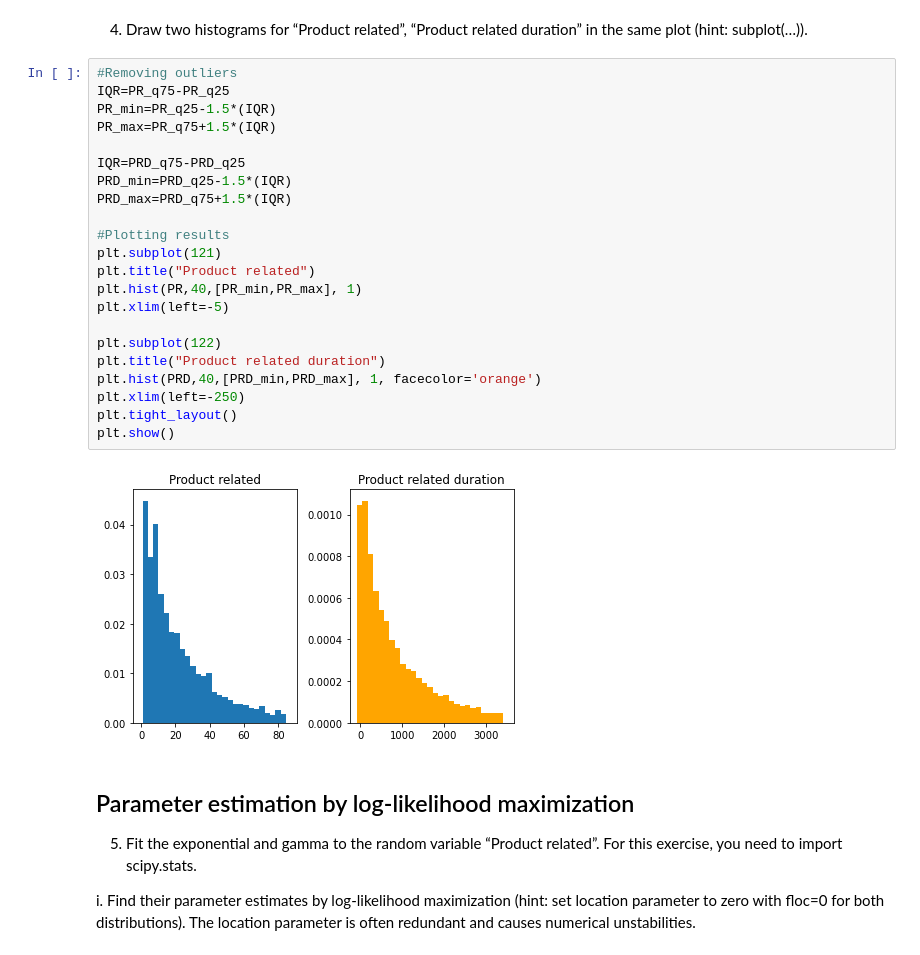
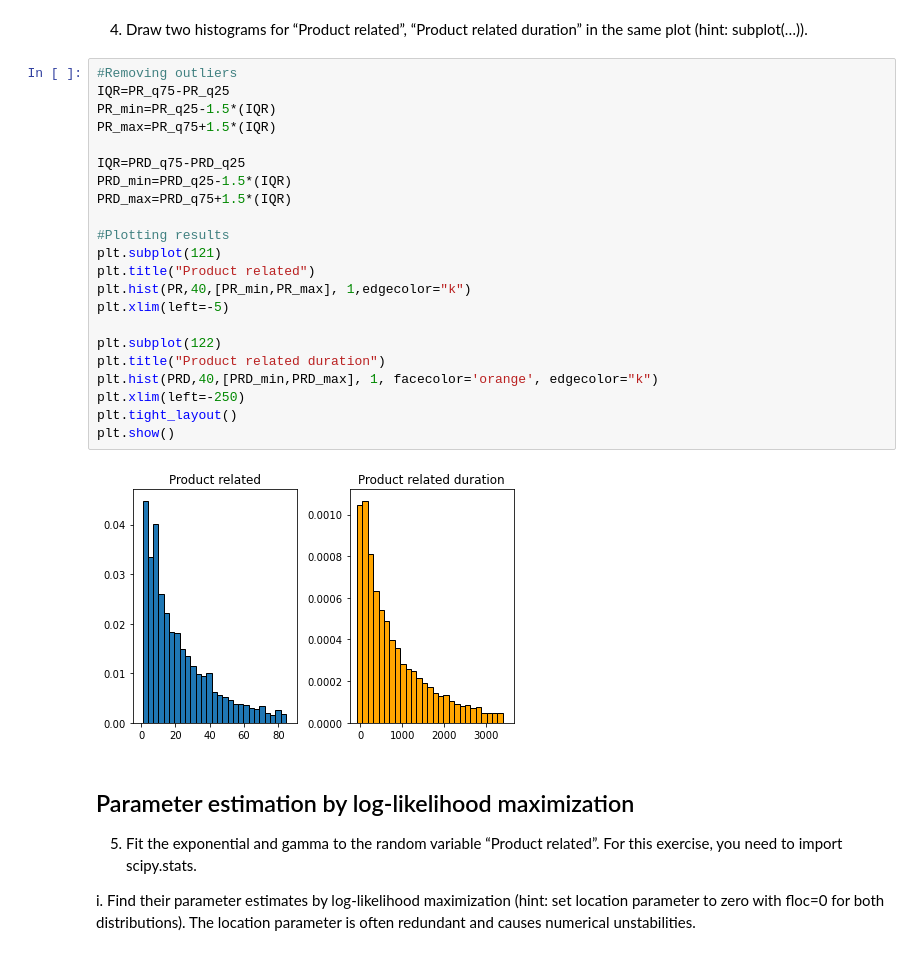
Before and after one commit to Smessens/SImonSimonHack, a Jupyter notebook: Hackathon1.ipynb, the cells around one changed output. Saved outputs shown, nothing was run; the diff lists cells and outputs as text.

```diff
--- a/Hackathon1.ipynb
+++ b/Hackathon1.ipynb
@@ -109,27 +117,27 @@ Product related/Product related duration correlation : 0.8608620478649393
 # %%
 #Removing outliers
 IQR=PR_q75-PR_q25
 PR_min=PR_q25-1.5*(IQR)
 PR_max=PR_q75+1.5*(IQR)
 
 IQR=PRD_q75-PRD_q25
 PRD_min=PRD_q25-1.5*(IQR)
 PRD_max=PRD_q75+1.5*(IQR)
 
 #Plotting results
 plt.subplot(121)
 plt.title("Product related")
-plt.hist(PR,40,[PR_min,PR_max], 1)
+plt.hist(PR,40,[PR_min,PR_max], 1,edgecolor="k")
 plt.xlim(left=-5)
 
 plt.subplot(122)
 plt.title("Product related duration")
-plt.hist(PRD,40,[PRD_min,PRD_max], 1, facecolor='orange')
+plt.hist(PRD,40,[PRD_min,PRD_max], 1, facecolor='orange', edgecolor="k")
 plt.xlim(left=-250)
 plt.tight_layout()
 plt.show()
 # %% [output]
-[figure, old version]
+[figure, new version]
 # %% [markdown]
 ## Parameter estimation by log-likelihood maximization
 
```
Also changed, not shown: parts of 8 cells of this notebook.
